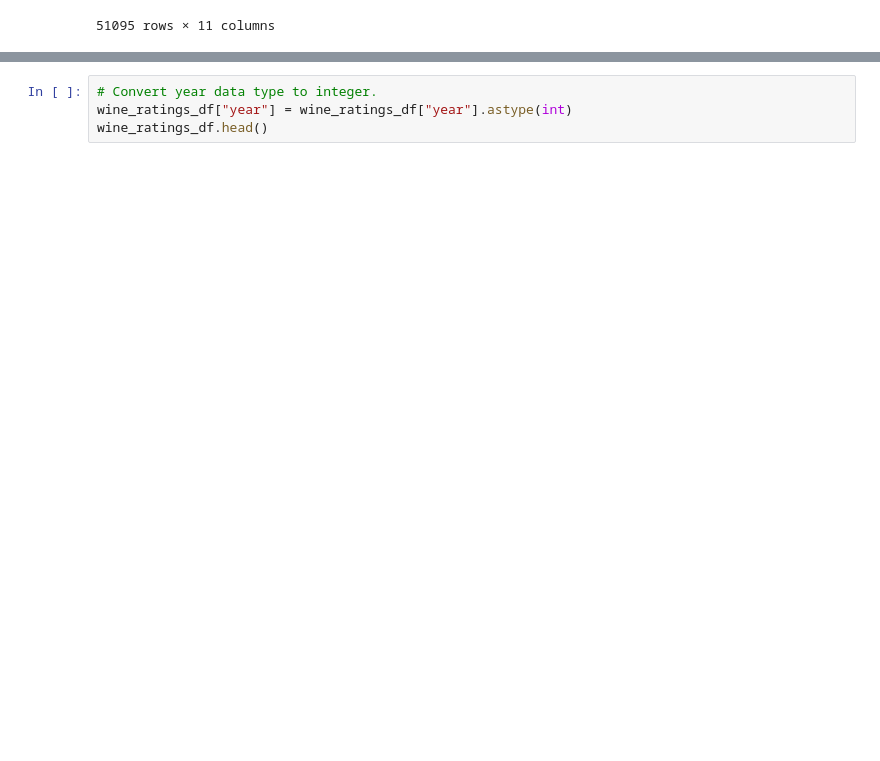
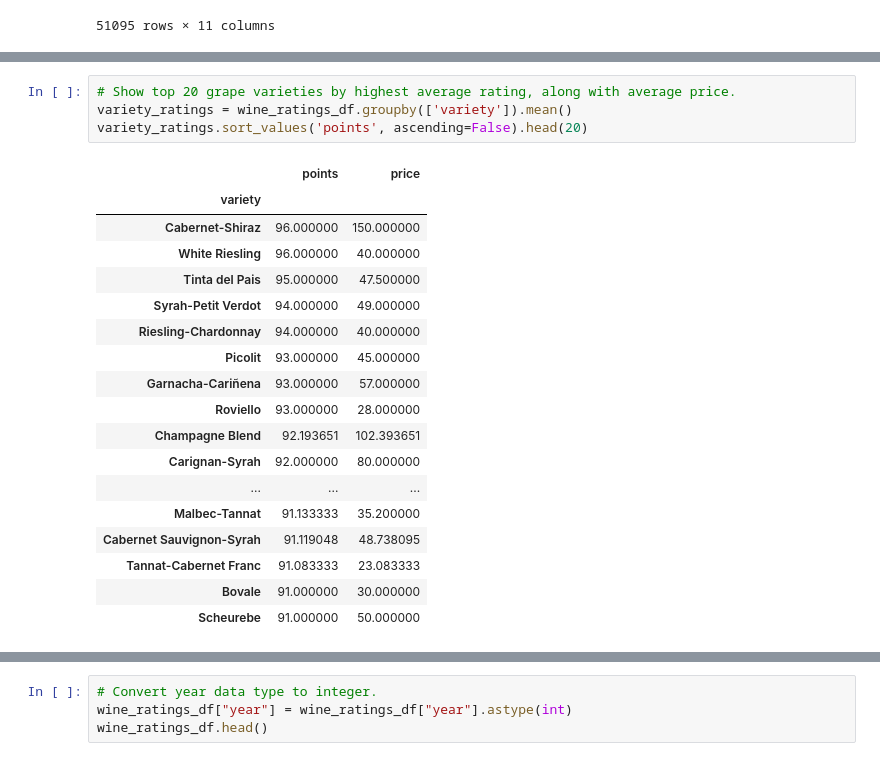
Before and after one commit to whitneyshine/austin_project, a Jupyter notebook: Wine_Ratings.ipynb, the cells around one changed output, grey strips where cells are left out. Saved outputs shown, nothing was run; the diff lists cells and outputs as text; blank space fills up the shorter version.

```diff
--- a/Wine_Ratings.ipynb
+++ b/Wine_Ratings.ipynb
@@ -411,0 +372,23 @@ dtype: object
+# %%
+# Show top 20 grape varieties by highest average rating, along with average price.
+variety_ratings = wine_ratings_df.groupby(['variety']).mean()
+variety_ratings.sort_values('points', ascending=False).head(20)
+# %% [output]
+|  | points | price |
+| variety |  |  |
+| Cabernet-Shiraz | 96.000000 | 150.000000 |
+| White Riesling | 96.000000 | 40.000000 |
+| Tinta del Pais | 95.000000 | 47.500000 |
+| Syrah-Petit Verdot | 94.000000 | 49.000000 |
+| Riesling-Chardonnay | 94.000000 | 40.000000 |
+| Picolit | 93.000000 | 45.000000 |
+| Garnacha-Cariñena | 93.000000 | 57.000000 |
+| Roviello | 93.000000 | 28.000000 |
+| Champagne Blend | 92.193651 | 102.393651 |
+| Carignan-Syrah | 92.000000 | 80.000000 |
+| ... | ... | ... |
+| Malbec-Tannat | 91.133333 | 35.200000 |
+| Cabernet Sauvignon-Syrah | 91.119048 | 48.738095 |
+| Tannat-Cabernet Franc | 91.083333 | 23.083333 |
+| Bovale | 91.000000 | 30.000000 |
+| Scheurebe | 91.000000 | 50.000000 |
```
Also changed, not shown: parts of 42 cells of this notebook.
